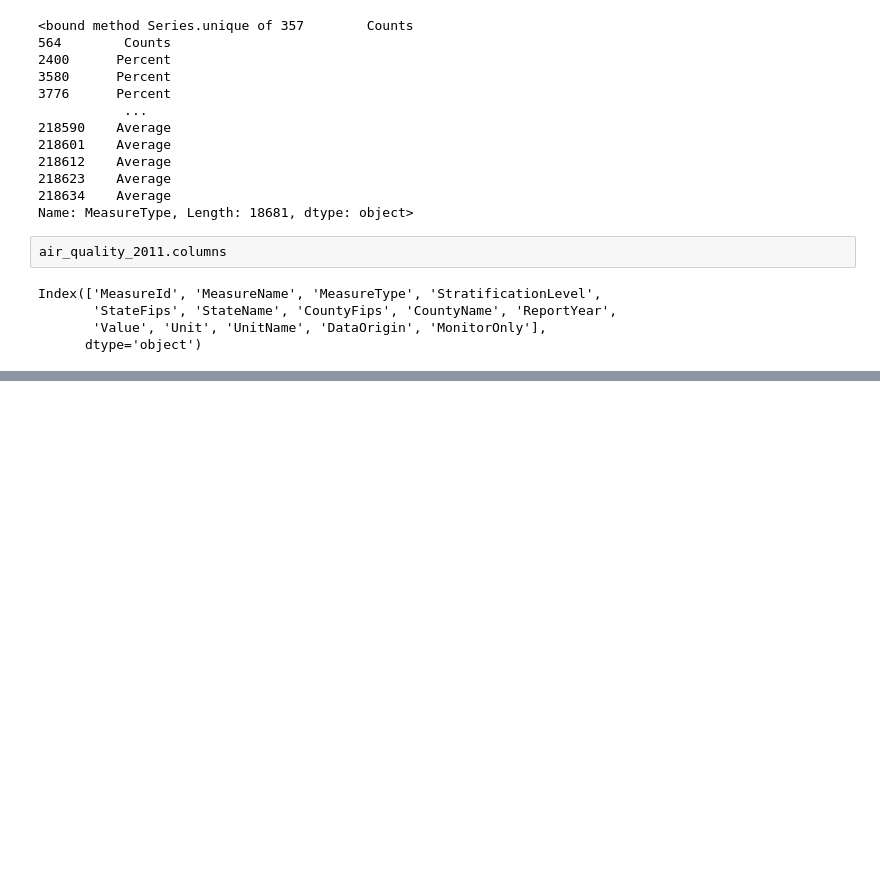
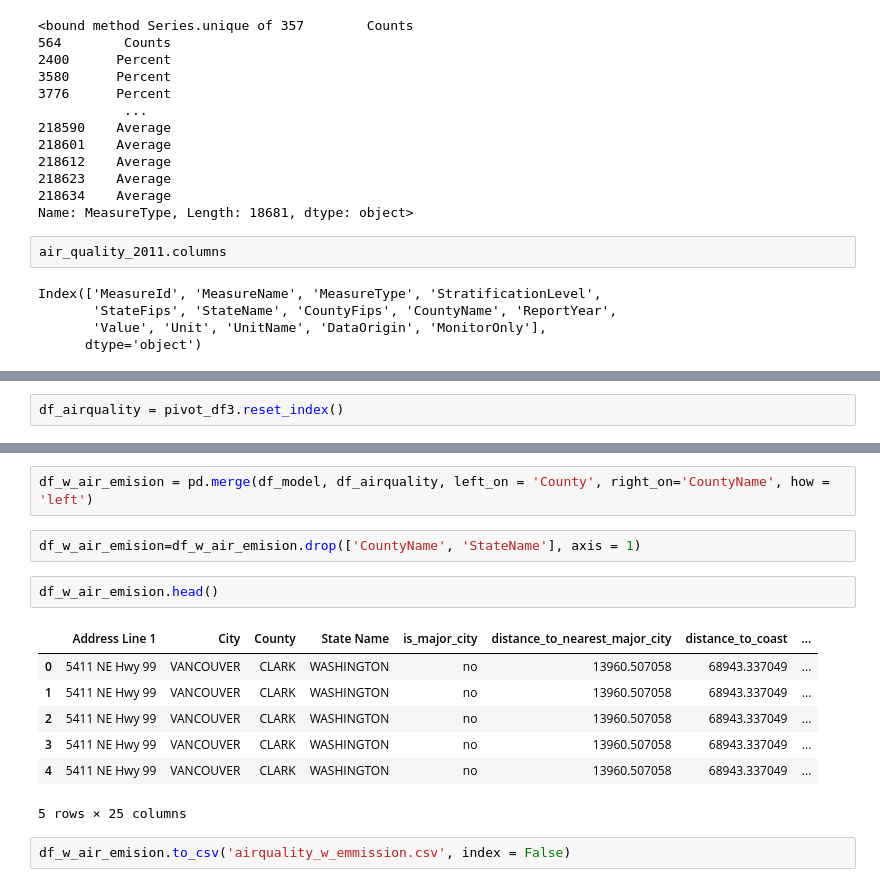
Before and after one commit to EnviroTechSean/TeamPunchParty, a Jupyter notebook: modeling1.ipynb, the cells around one changed output, grey strips where cells are left out. Cells and saved outputs as stored; diff of their text form; blank space fills up the shorter version.

```diff
--- a/modeling1.ipynb
+++ b/modeling1.ipynb
@@ -623,0 +685,2 @@ pivot_df3 = air_quality_2011.pivot_table(
+# %%
+df_airquality = pivot_df3.reset_index()
@@ -623,0 +698,16 @@ pivot_df3 = air_quality_2011.pivot_table(
+# %%
+df_w_air_emision = pd.merge(df_model, df_airquality, left_on = 'County', right_on='CountyName', how = 'left')
+# %%
+df_w_air_emision=df_w_air_emision.drop(['CountyName', 'StateName'], axis = 1)
+# %%
+df_w_air_emision.head()
+# %% [output]
+|  | Address Line 1 | City | County | State Name | is_major_city | distance_to_nearest_major_city | distance_to_coast | ... |
+| 0 | 5411 NE Hwy 99 | VANCOUVER | CLARK | WASHINGTON | no | 13960.507058 | 68943.337049 | ... |
+| 1 | 5411 NE Hwy 99 | VANCOUVER | CLARK | WASHINGTON | no | 13960.507058 | 68943.337049 | ... |
+| 2 | 5411 NE Hwy 99 | VANCOUVER | CLARK | WASHINGTON | no | 13960.507058 | 68943.337049 | ... |
+| 3 | 5411 NE Hwy 99 | VANCOUVER | CLARK | WASHINGTON | no | 13960.507058 | 68943.337049 | ... |
+| 4 | 5411 NE Hwy 99 | VANCOUVER | CLARK | WASHINGTON | no | 13960.507058 | 68943.337049 | ... |
+5 rows × 25 columns
+# %%
+df_w_air_emision.to_csv('airquality_w_emmission.csv', index = False)
```
Also changed, not shown: parts of 26 cells of this notebook, 3 other files.
